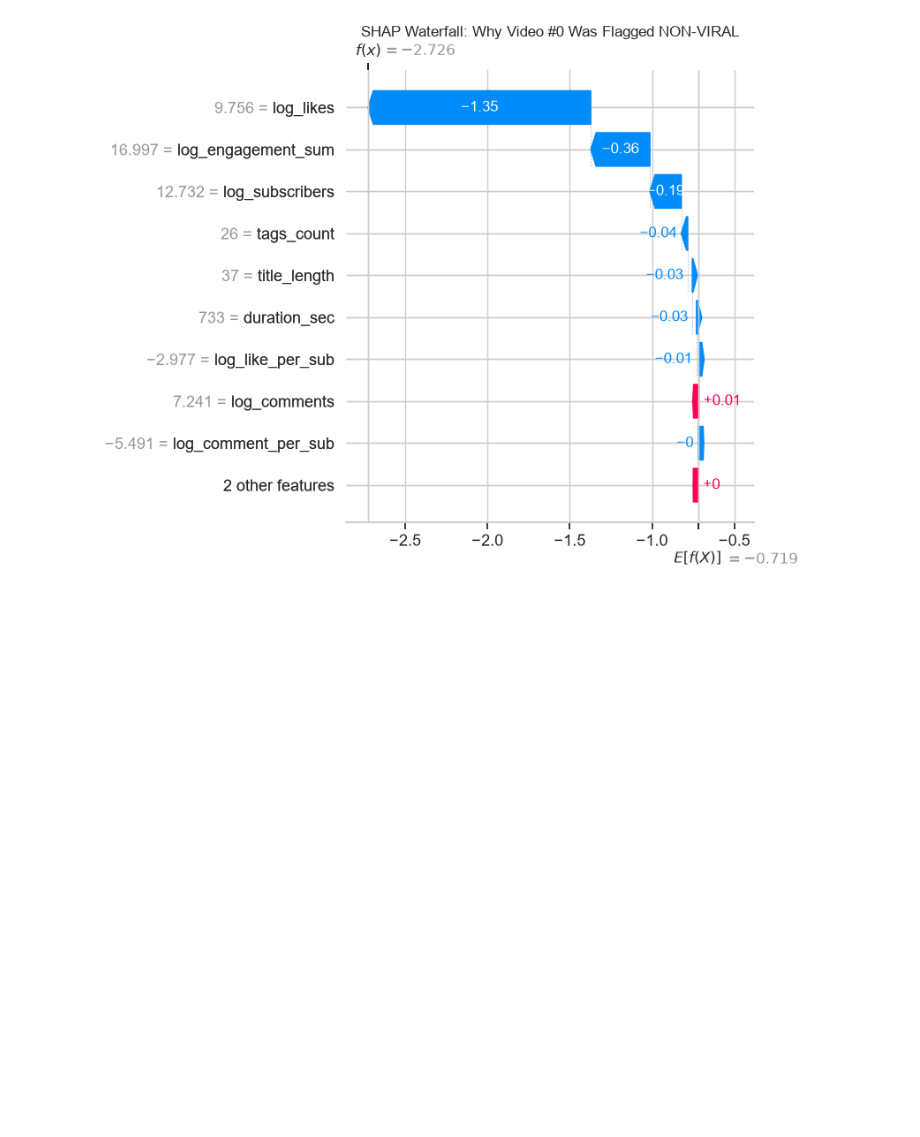
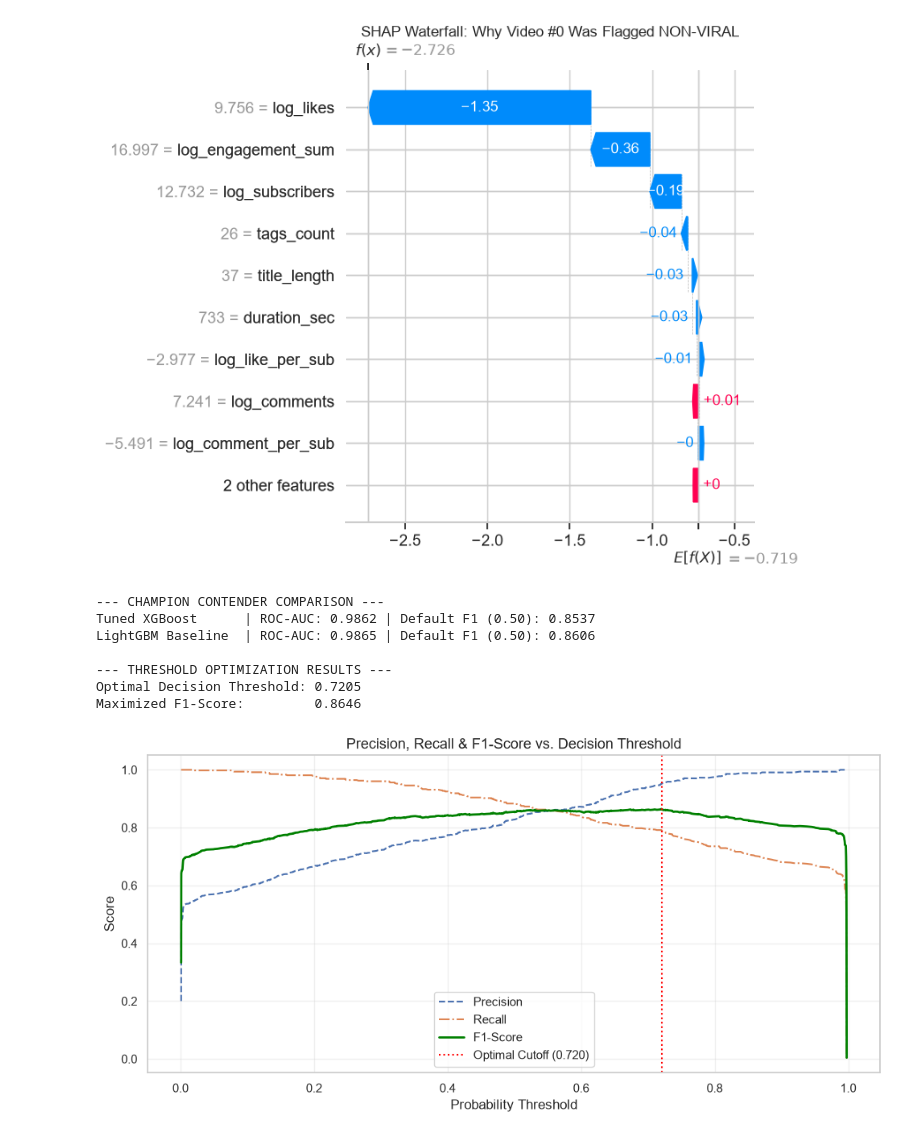
Before and after one commit to Roaminng/youtube-viral-ds, a Jupyter notebook: viral_videos.ipynb, the cells around one changed output. Cells and saved outputs as stored; diff of their text form; code cells hidden in the pictures; blank space fills up the shorter version.

Commit message:
feat:loxk 0.7205 threshold (F1 0.8646) and serialize production pipeline

```diff
--- a/viral_videos.ipynb
+++ b/viral_videos.ipynb
@@ -755,3 +756,72 @@ plt.show()
 [figure]
 --- Explaining Non-Viral Video (Index 0) ---
 [figure]
+# %%
+# Cell 27: Final Model Selection & Optimal Threshold Tuning
+import numpy as np
+import matplotlib.pyplot as plt
+from sklearn.metrics import (
+    precision_recall_curve, f1_score, classification_report,
+    confusion_matrix, roc_auc_score
+)
+
+# 1. Compare our top two contenders on the test set
+models = {
+    "Tuned XGBoost": best_xgb,
+    "LightGBM Baseline": lgb_clf
+}
+
+print("--- CHAMPION CONTENDER COMPARISON ---")
+for name, model in models.items():
+    probs = model.predict_proba(X_te_gb)[:, 1]
+    auc = roc_auc_score(y_te_gb, probs)
+    default_preds = (probs >= 0.50).astype(int)
+    f1_default = f1_score(y_te_gb, default_preds)
+    print(f"{name:18s} | ROC-AUC: {auc:.4f} | Default F1 (0.50): {f1_default:.4f}")
+
+# 2. Select Tuned XGBoost as Champion (validated via 5-fold CV + SHAP)
+champion_model = best_xgb
+y_probs_champ = champion_model.predict_proba(X_te_gb)[:, 1]
+
+# 3. Sweep thresholds across the Precision-Recall Curve to maximize F1-Score
+precisions, recalls, thresholds = precision_recall_curve(y_te_gb, y_probs_champ)
+f1_scores = 2 * (precisions[:-1] * recalls[:-1]) / (precisions[:-1] + recalls[:-1] + 1e-8)
+
+best_idx = np.argmax(f1_scores)
+optimal_threshold = thresholds[best_idx]
+best_f1 = f1_scores[best_idx]
+
+print(f"\n--- THRESHOLD OPTIMIZATION RESULTS ---")
+print(f"Optimal Decision Threshold: {optimal_threshold:.4f}")
+print(f"Maximized F1-Score:         {best_f1:.4f}")
+
+# 4. Plot Precision-Recall & F1 vs. Threshold
+plt.figure(figsize=(10, 5))
+plt.plot(thresholds, precisions[:-1], label="Precision", linestyle="--")
+plt.plot(thresholds, recalls[:-1], label="Recall", linestyle="-.")
+plt.plot(thresholds, f1_scores, label="F1-Score", linewidth=2, color="green")
+plt.axvline(optimal_threshold, color="red", linestyle=":", label=f"Optimal Cutoff ({optimal_threshold:.3f})")
+plt.title("Precision, Recall & F1-Score vs. Decision Threshold", fontsize=13)
+plt.xlabel("Probability Threshold")
+plt.ylabel("Score")
+plt.legend()
+plt.grid(alpha=0.3)
+plt.tight_layout()
+plt.show()
+
+# 5. Final Evaluation at Optimal Threshold
+y_pred_optimal = (y_probs_champ >= optimal_threshold).astype(int)
+print("\n--- FINAL CHAMPION CLASSIFICATION REPORT (OPTIMAL THRESHOLD) ---")
+print("Confusion Matrix:")
+print(confusion_matrix(y_te_gb, y_pred_optimal))
+print("\nClassification Report:")
+print(classification_report(y_te_gb, y_pred_optimal, digits=4))
+# %% [output]
+--- CHAMPION CONTENDER COMPARISON ---
+Tuned XGBoost      | ROC-AUC: 0.9862 | Default F1 (0.50): 0.8537
+LightGBM Baseline  | ROC-AUC: 0.9865 | Default F1 (0.50): 0.8606
+
+--- THRESHOLD OPTIMIZATION RESULTS ---
+Optimal Decision Threshold: 0.7205
+Maximized F1-Score:         0.8646
+[figure, added]
```
Also changed, not shown: parts of 22 cells of this notebook, 1 other file.
